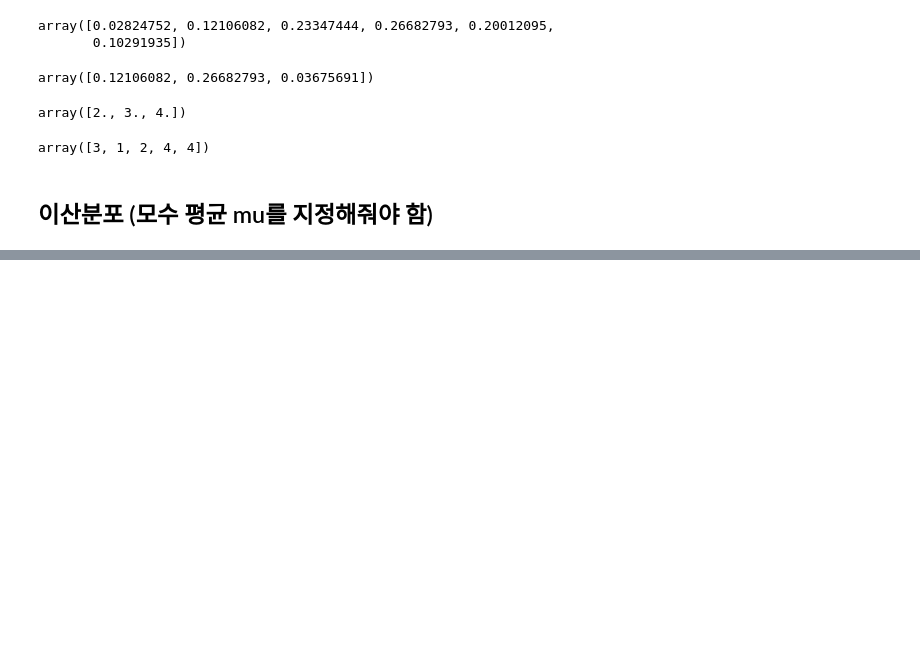
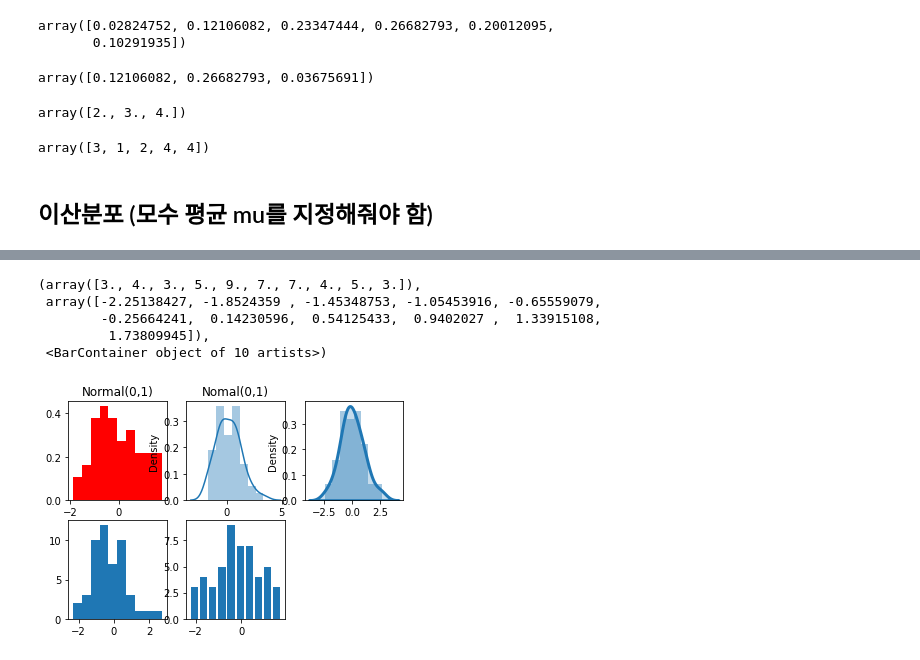
Before and after one commit to hellosunil/TIL-Today-I-Learned-, a Jupyter notebook: Python 통계 프로그래밍.ipynb, the cells around one changed output, grey strips where cells are left out. Saved outputs shown, nothing was run; the diff lists cells and outputs as text; code cells hidden in the pictures; blank space fills up the shorter version.

```diff
--- a/Python 통계 프로그래밍.ipynb
+++ b/Python 통계 프로그래밍.ipynb
@@ -2011,0 +2091,31 @@ array([3, 1, 2, 4, 4])
+# %%
+n = 50
+x1 = np.random.normal(0,1,n)
+x2 = np.random.normal(0,1,n)
+x3 = np.random.normal(0,1,n)
+x4 = np.random.normal(0,1,n)
+x5 = np.random.normal(0,1,n)
+
+plt.subplot(231)
+plt.hist(x1, density=True, color='r')
+plt.title('Normal(0,1)')
+
+plt.subplot(232)
+sns.distplot(x2)
+plt.title('Nomal(0,1)')
+
+plt.subplot(233)
+sns.distplot(x3, hist=True, kde=True, kde_kws={'shade':True, 'linewidth':3})
+
+plt.subplot(234)
+plt.hist(x4)
+
+plt.subplot(235)
+plt.hist(x5, histtype='bar', rwidth=0.8)
+# %% [output]
+(array([3., 4., 3., 5., 9., 7., 7., 4., 5., 3.]),
+ array([-2.25138427, -1.8524359 , -1.45348753, -1.05453916, -0.65559079,
+        -0.25664241,  0.14230596,  0.54125433,  0.9402027 ,  1.33915108,
+         1.73809945]),
+ <BarContainer object of 10 artists>)
+[figure, added]
```
Also changed, not shown: parts of 43 cells of this notebook.
